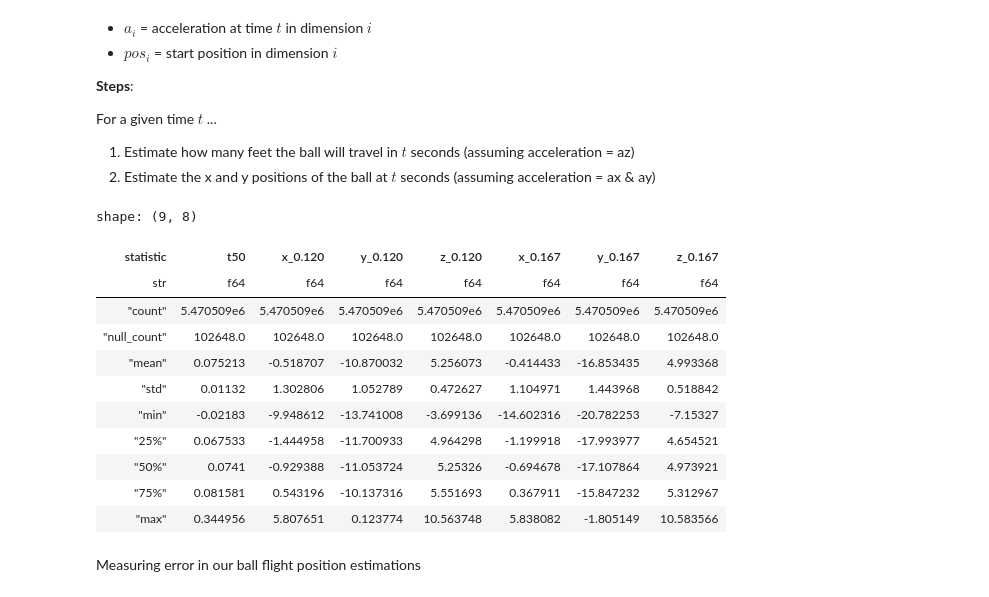
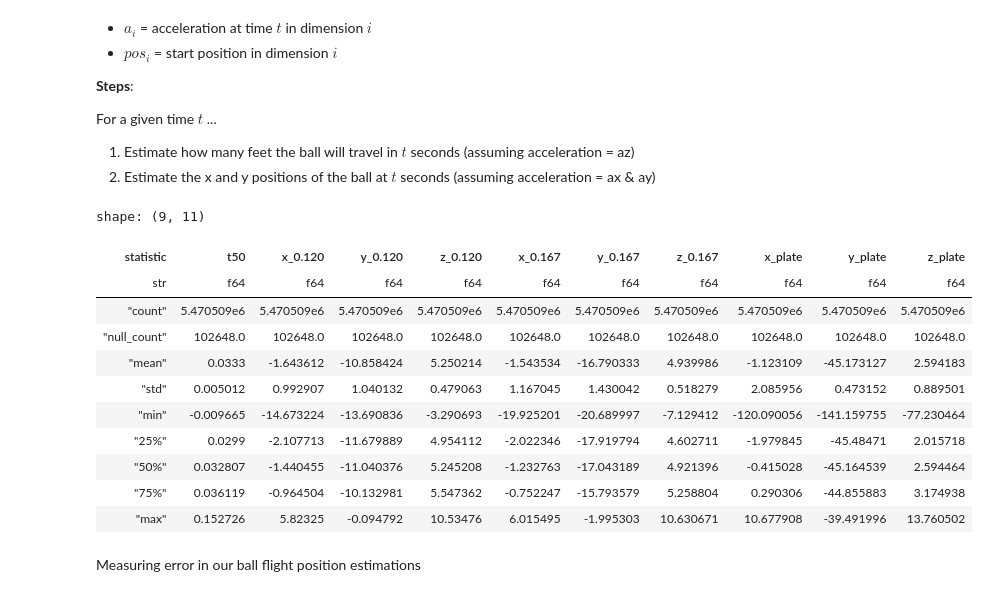
Before and after one commit to Jensen-holm/Sequence-Plus, a Jupyter notebook: notebooks/tunnel+.ipynb, the cells around one changed output. Cells and saved outputs as stored; diff of their text form; code cells hidden in the pictures.

```diff
--- a/notebooks/tunnel+.ipynb
+++ b/notebooks/tunnel+.ipynb
@@ -29,6 +9,9 @@ import statcast_pitches
 import polars as pl
 from plotnine import *
 import plotly.express as px
+import os
+
+DATA_DIR = os.path.join("..", "data")
 # %% [markdown]
 ## Loading Data
 
@@ -53,7 +36,7 @@ N Pitches: 5573157
 Date Range: 2017-04-02 - 2024-10-30
 # %%
 run_values_24 = pl.scan_csv(
-    "https://raw.githubusercontent.com/Jensen-holm/tunnel-plus/refs/heads/main/data/run_values.csv",
+    os.path.join(DATA_DIR, "run_values.csv")
 ).rename({"event": "events"}) # it is called 'events' in pitches_df
 # %% [markdown]
 ## Feature Engineering
@@ -164,6 +147,12 @@ def mirror_lhp_to_rhp(lf: pl.LazyFrame) -> pl.LazyFrame:
         pl.when(pl.col("p_throws") == "L")
         .then(-pl.col("pfx_x"))
         .otherwise(pl.col("pfx_x")),
+
+        # also mirror the horizontal release point
+        # (release_pos_x is from catcher perspective)
+        pl.when(pl.col("p_throws") == "L")
+        .then(-pl.col("release_pos_x"))
+        .otherwise(pl.col("release_pos_x")),
     )
 
 mirrored_pitches_lf = pitches_run_value_lf.pipe(mirror_lhp_to_rhp)
@@ -222,59 +211,78 @@ def displacement(p0, v0, t, a):
     return p0 + v0 * t + 0.5 * a * t**2
 
 def convert_release_y_to_ft(lf: pl.LazyFrame) -> pl.LazyFrame:
-    return lf.with_columns(
-        release_pos_y=pl.col("release_pos_y") / 12
-    )
+    return lf.with_columns(pl.col("release_pos_y") / 12)
 
-def time_to_50ft(lf: pl.LazyFrame) -> pl.LazyFrame:
+def estimate_time_to_50ft(lf: pl.LazyFrame) -> pl.LazyFrame:
     return lf.with_columns(
         ((((60 + 9/12) - 50) - pl.col("release_extension"))
-        / pl.col("release_speed") * (5280/3600)).alias("t50")
+        / ((pl.col("release_speed") * (5280/3600) * 1.05))).alias("t50")
     )
 
 def estimate_pos_at_50ft(lf: pl.LazyFrame) -> pl.LazyFrame:
     return lf.with_columns(
         displacement(
             p0=pl.col(f"release_pos_{d}"),
             v0=pl.col(f"v{d}0"),
             a=pl.col(f"a{d}"),
             t=pl.col("t50"),
         ).alias(f"{d}50")
         for d in ["x", "y", "z"]
     )
 
-def estimate_ball_pos_at_t(lf: pl.LazyFrame, ts: list[float]) -> pl.LazyFrame:
+def estimate_time_to_plate(lf: pl.LazyFrame) -> pl.LazyFrame:
+    return lf.with_columns(
+        (((60 + 9/12) - pl.col("release_extension"))
+        / ((pl.col("release_speed") * (5280/3600) * 1.05))).alias("t_plate")
+    )
+
+def estimate_ball_pos_at_plate(lf: pl.LazyFrame) -> pl.LazyFrame:
+    return lf.with_columns(
+        displacement(
+            p0=pl.col(f"{d}50"),
+            v0=pl.col(f"v{d}0"),
+            a=pl.col(f"a{d}"),
+            t=pl.col("t_plate") - pl.col("t50"),
+        ).alias(f"{d}_plate")
+        for d in ["x", "y", "z"]
+    )
+
+def estimate_ball_pos_at_t(lf: pl.LazyFrame, times: list[float]) -> pl.LazyFrame:
     return lf.with_columns(
         displacement(
             p0=pl.col(f"{d}50"),
             v0=pl.col(f"v{d}0"),
             a=pl.col(f"a{d}"),
             t=t - pl.col("t50"),
         ).alias(f"{d}_{t:.3f}")
         for d in ["x", "y", "z"]
-        for t in ts
+        for t in times
     )
+
+TIMES = [0.120, 0.167]
 
 ball_pos_lf = (mirrored_pitches_lf
                .pipe(convert_release_y_to_ft)
-               .pipe(time_to_50ft)
+               .pipe(estimate_time_to_50ft)
                .pipe(estimate_pos_at_50ft)
-               .pipe(estimate_ball_pos_at_t, [0.120, 0.167]))
+               .pipe(estimate_time_to_plate)
+               .pipe(estimate_ball_pos_at_plate)
+               .pipe(estimate_ball_pos_at_t, TIMES))
 
 (ball_pos_lf
     .select("t50", "x_0.120", "y_0.120", "z_0.120",
-            "x_0.167", "y_0.167", "z_0.167")
+            "x_0.167", "y_0.167", "z_0.167", "x_plate", "y_plate", "z_plate")
     .describe())
 # %% [output]
-shape: (9, 8)
+shape: (9, 11)
-| statistic | t50 | x_0.120 | y_0.120 | z_0.120 | x_0.167 | y_0.167 | z_0.167 |
-| str | f64 | f64 | f64 | f64 | f64 | f64 | f64 |
-| "count" | 5.470509e6 | 5.470509e6 | 5.470509e6 | 5.470509e6 | 5.470509e6 | 5.470509e6 | 5.470509e6 |
-| "null_count" | 102648.0 | 102648.0 | 102648.0 | 102648.0 | 102648.0 | 102648.0 | 102648.0 |
-| "mean" | 0.075213 | -0.518707 | -10.870032 | 5.256073 | -0.414433 | -16.853435 | 4.993368 |
-| "std" | 0.01132 | 1.302806 | 1.052789 | 0.472627 | 1.104971 | 1.443968 | 0.518842 |
-| "min" | -0.02183 | -9.948612 | -13.741008 | -3.699136 | -14.602316 | -20.782253 | -7.15327 |
-| "25%" | 0.067533 | -1.444958 | -11.700933 | 4.964298 | -1.199918 | -17.993977 | 4.654521 |
-| "50%" | 0.0741 | -0.929388 | -11.053724 | 5.25326 | -0.694678 | -17.107864 | 4.973921 |
-| "75%" | 0.081581 | 0.543196 | -10.137316 | 5.551693 | 0.367911 | -15.847232 | 5.312967 |
-| "max" | 0.344956 | 5.807651 | 0.123774 | 10.563748 | 5.838082 | -1.805149 | 10.583566 |
+| statistic | t50 | x_0.120 | y_0.120 | z_0.120 | x_0.167 | y_0.167 | z_0.167 | x_plate | y_plate | z_plate |
+| str | f64 | f64 | f64 | f64 | f64 | f64 | f64 | f64 | f64 | f64 |
+| "count" | 5.470509e6 | 5.470509e6 | 5.470509e6 | 5.470509e6 | 5.470509e6 | 5.470509e6 | 5.470509e6 | 5.470509e6 | 5.470509e6 | 5.470509e6 |
+| "null_count" | 102648.0 | 102648.0 | 102648.0 | 102648.0 | 102648.0 | 102648.0 | 102648.0 | 102648.0 | 102648.0 | 102648.0 |
+| "mean" | 0.0333 | -1.643612 | -10.858424 | 5.250214 | -1.543534 | -16.790333 | 4.939986 | -1.123109 | -45.173127 | 2.594183 |
+| "std" | 0.005012 | 0.992907 | 1.040132 | 0.479063 | 1.167045 | 1.430042 | 0.518279 | 2.085956 | 0.473152 | 0.889501 |
+| "min" | -0.009665 | -14.673224 | -13.690836 | -3.290693 | -19.925201 | -20.689997 | -7.129412 | -120.090056 | -141.159755 | -77.230464 |
+| "25%" | 0.0299 | -2.107713 | -11.679889 | 4.954112 | -2.022346 | -17.919794 | 4.602711 | -1.979845 | -45.48471 | 2.015718 |
+| "50%" | 0.032807 | -1.440455 | -11.040376 | 5.245208 | -1.232763 | -17.043189 | 4.921396 | -0.415028 | -45.164539 | 2.594464 |
+| "75%" | 0.036119 | -0.964504 | -10.132981 | 5.547362 | -0.752247 | -15.793579 | 5.258804 | 0.290306 | -44.855883 | 3.174938 |
+| "max" | 0.152726 | 5.82325 | -0.094792 | 10.53476 | 6.015495 | -1.995303 | 10.630671 | 10.677908 | -39.491996 | 13.760502 |
```
Also changed, not shown: parts of 6 cells of this notebook.
